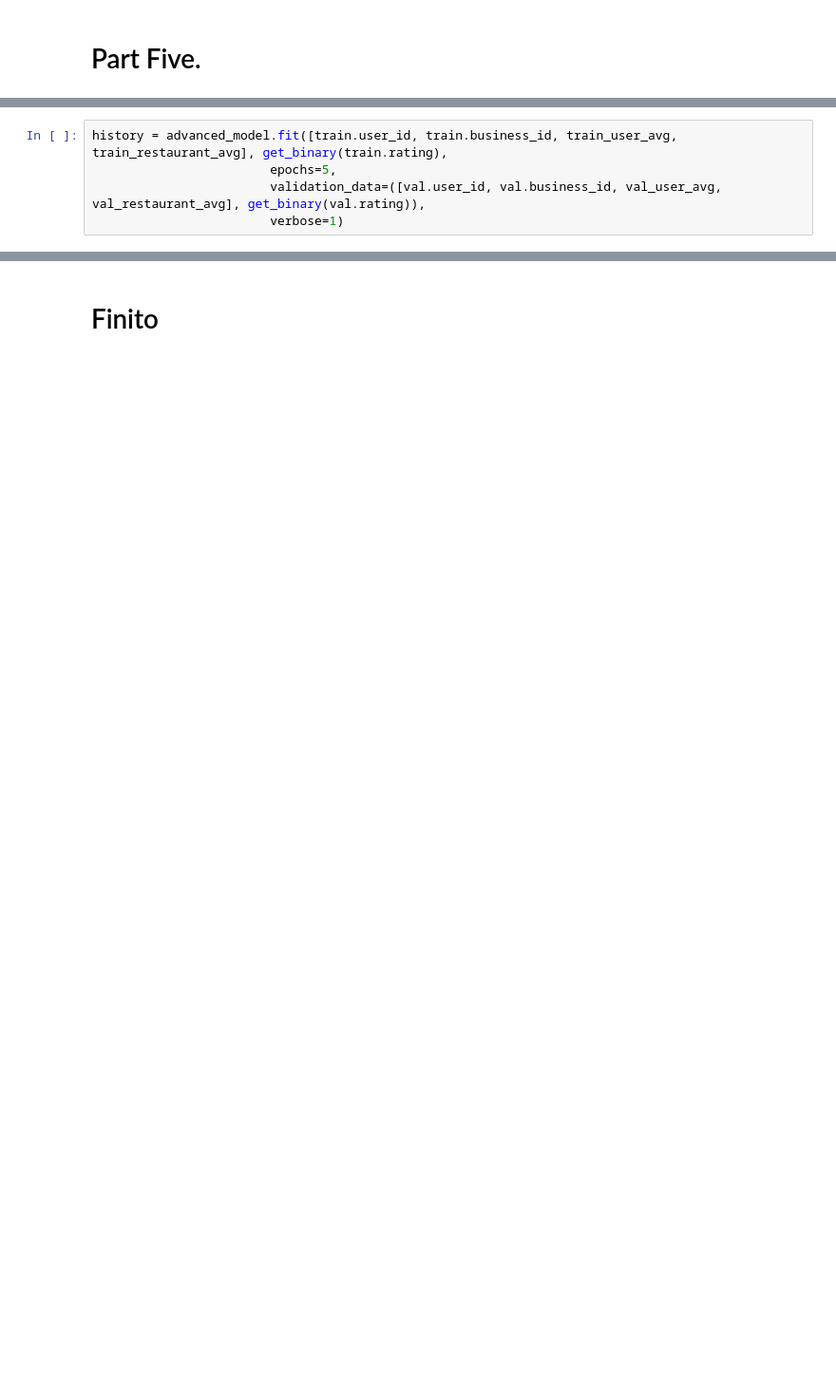
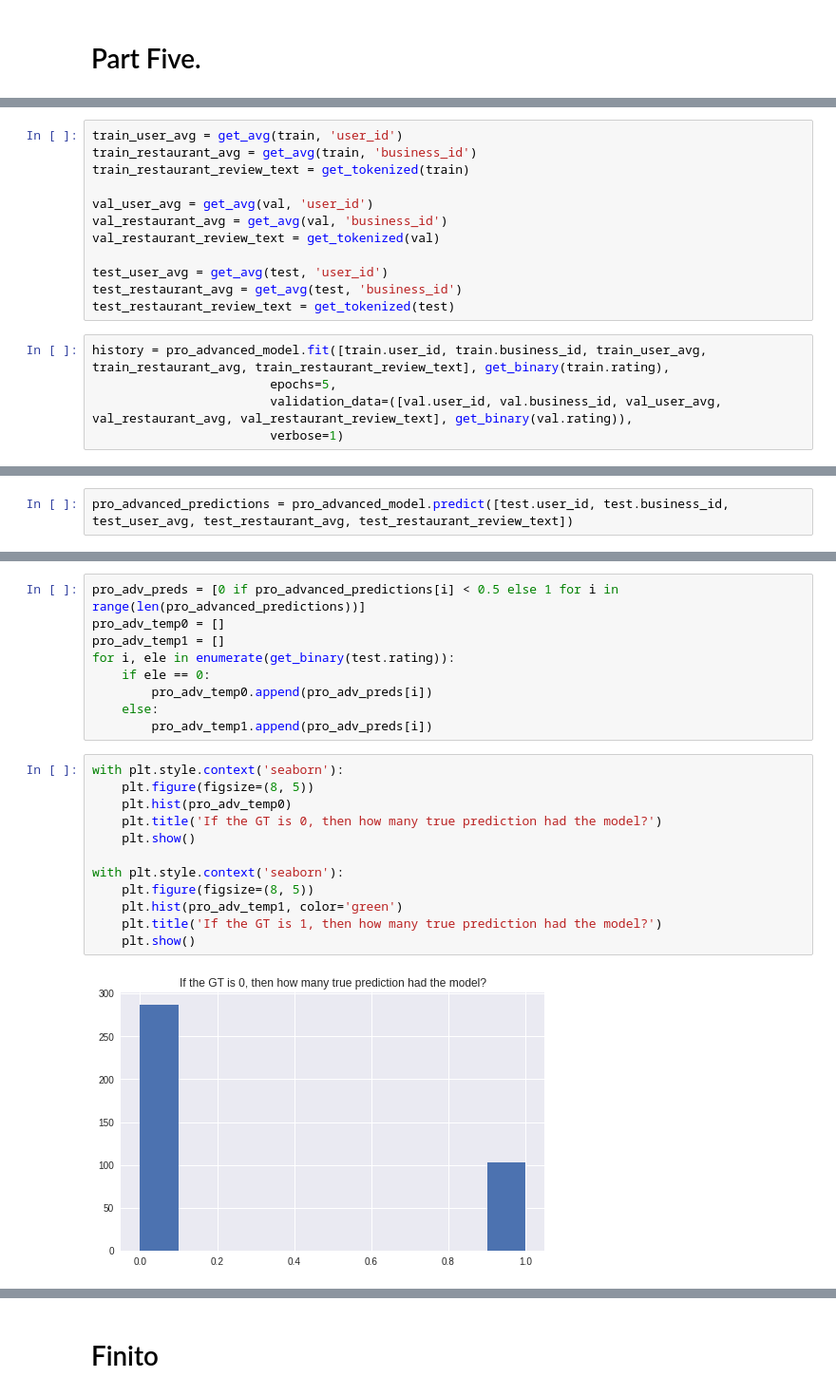
Before and after one commit to nahbos/AUT-Advanced-Information-Retrieval, a Jupyter notebook: Ex03/recommender_system.ipynb, the cells around one changed output, grey strips where cells are left out. Shown at 95% size. Drawn from its saved outputs; the diff is of its cells as text; blank space fills up the shorter version.

```diff
--- a/Ex03/recommender_system.ipynb
+++ b/Ex03/recommender_system.ipynb
@@ -781,5 +870,17 @@ advanced_model.compile(loss='binary_crossentropy', optimizer='adam', metrics=['a
+# %%
+train_user_avg = get_avg(train, 'user_id')
+train_restaurant_avg = get_avg(train, 'business_id')
+train_restaurant_review_text = get_tokenized(train)
+
+val_user_avg = get_avg(val, 'user_id')
+val_restaurant_avg = get_avg(val, 'business_id')
+val_restaurant_review_text = get_tokenized(val)
+
+test_user_avg = get_avg(test, 'user_id')
+test_restaurant_avg = get_avg(test, 'business_id')
+test_restaurant_review_text = get_tokenized(test)
 # %%
-history = advanced_model.fit([train.user_id, train.business_id, train_user_avg, train_restaurant_avg], get_binary(train.rating),
+history = pro_advanced_model.fit([train.user_id, train.business_id, train_user_avg, train_restaurant_avg, train_restaurant_review_text], get_binary(train.rating),
                         epochs=5,
-                        validation_data=([val.user_id, val.business_id, val_user_avg, val_restaurant_avg], get_binary(val.rating)),
+                        validation_data=([val.user_id, val.business_id, val_user_avg, val_restaurant_avg, val_restaurant_review_text], get_binary(val.rating)),
                         verbose=1)
@@ -791,0 +903,2 @@ HI
+# %%
+pro_advanced_predictions = pro_advanced_model.predict([test.user_id, test.business_id, test_user_avg, test_restaurant_avg, test_restaurant_review_text])
@@ -791,0 +928,23 @@ HI
+# %%
+pro_adv_preds = [0 if pro_advanced_predictions[i] < 0.5 else 1 for i in range(len(pro_advanced_predictions))]
+pro_adv_temp0 = []
+pro_adv_temp1 = []
+for i, ele in enumerate(get_binary(test.rating)):
+    if ele == 0:
+        pro_adv_temp0.append(pro_adv_preds[i])
+    else:
+        pro_adv_temp1.append(pro_adv_preds[i])
+# %%
+with plt.style.context('seaborn'):
+    plt.figure(figsize=(8, 5))
+    plt.hist(pro_adv_temp0)
+    plt.title('If the GT is 0, then how many true prediction had the model?')
+    plt.show()
+
+with plt.style.context('seaborn'):
+    plt.figure(figsize=(8, 5))
+    plt.hist(pro_adv_temp1, color='green')
+    plt.title('If the GT is 1, then how many true prediction had the model?')
+    plt.show()
+# %% [output]
+[figure, added]
```
Also changed, not shown: parts of 42 cells of this notebook.
